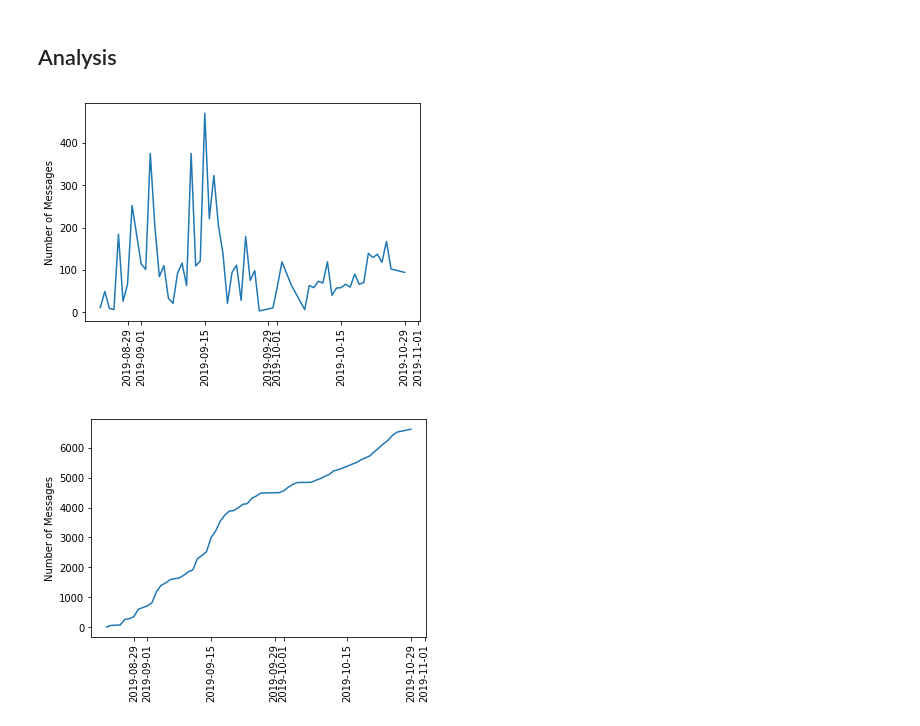
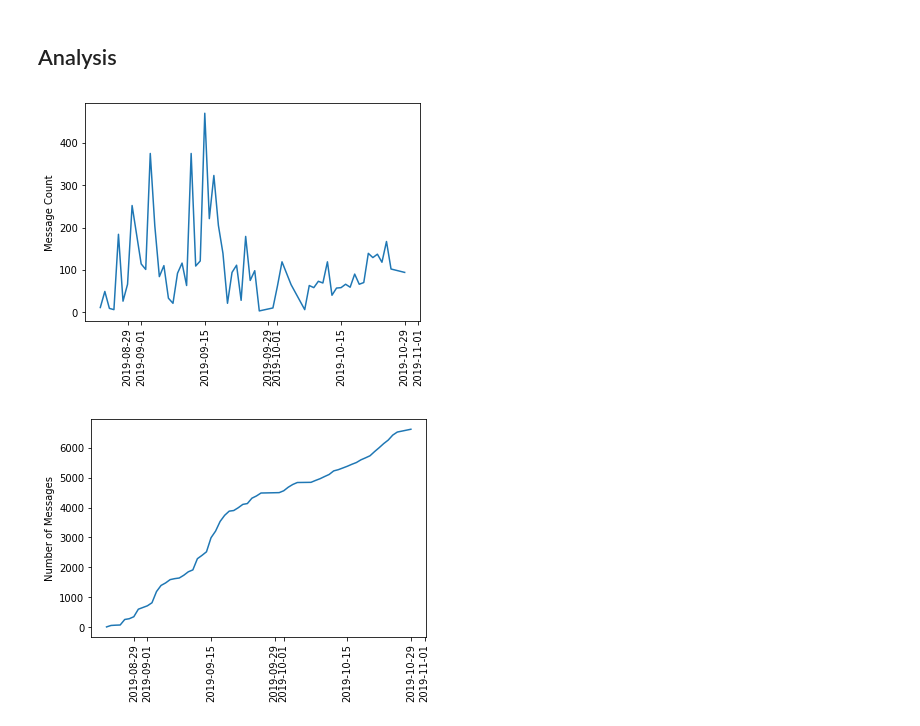
Before and after one commit to hsdistefa/message-analysis, a Jupyter notebook: message_analysis.ipynb, the cells around one changed output. Cells and saved outputs as stored; diff of their text form; code cells hidden in the pictures.

```diff
--- a/message_analysis.ipynb
+++ b/message_analysis.ipynb
@@ -160,11 +138,11 @@ by_date = df.groupby([df['Timestamp'].dt.date])
 num_msgs_by_date = by_date['Text'].count()
 # %%
 plt.plot(num_msgs_by_date)
-plt.ylabel('Number of Messages')
+plt.ylabel('Message Count')
 plt.xticks(rotation=90)
 plt.show()
 # %% [output]
-[figure, old version]
+[figure, new version]
 # %%
 # Cumulative messages by date
 cumulative_messages = num_msgs_by_date.cumsum()
```
Also changed, not shown: parts of 5 cells of this notebook.
